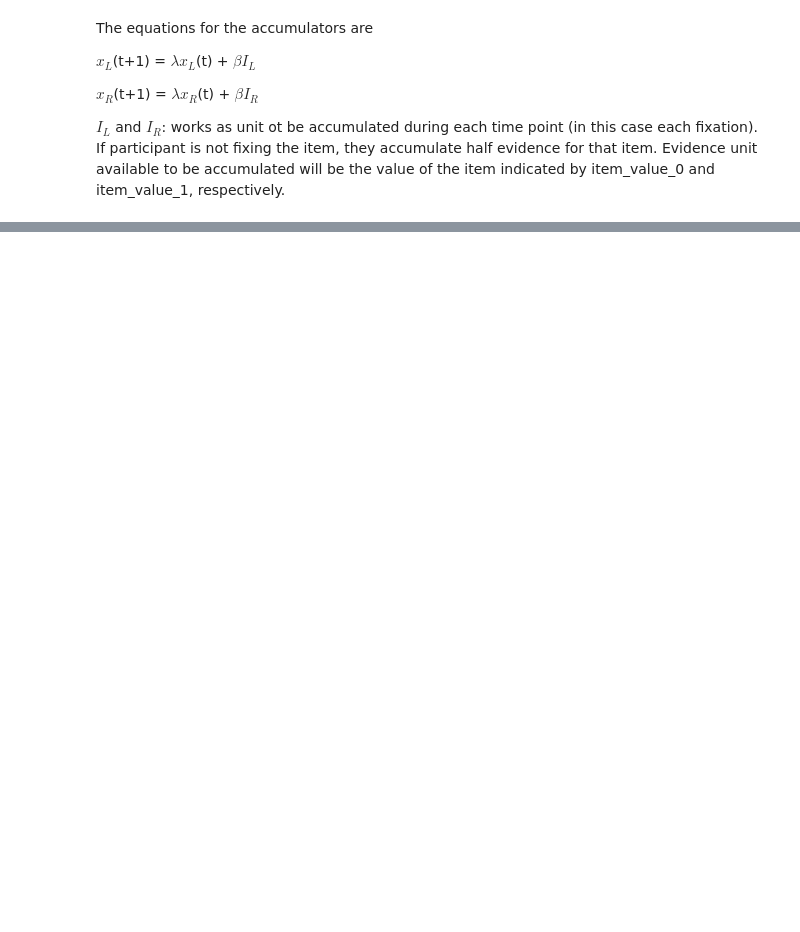
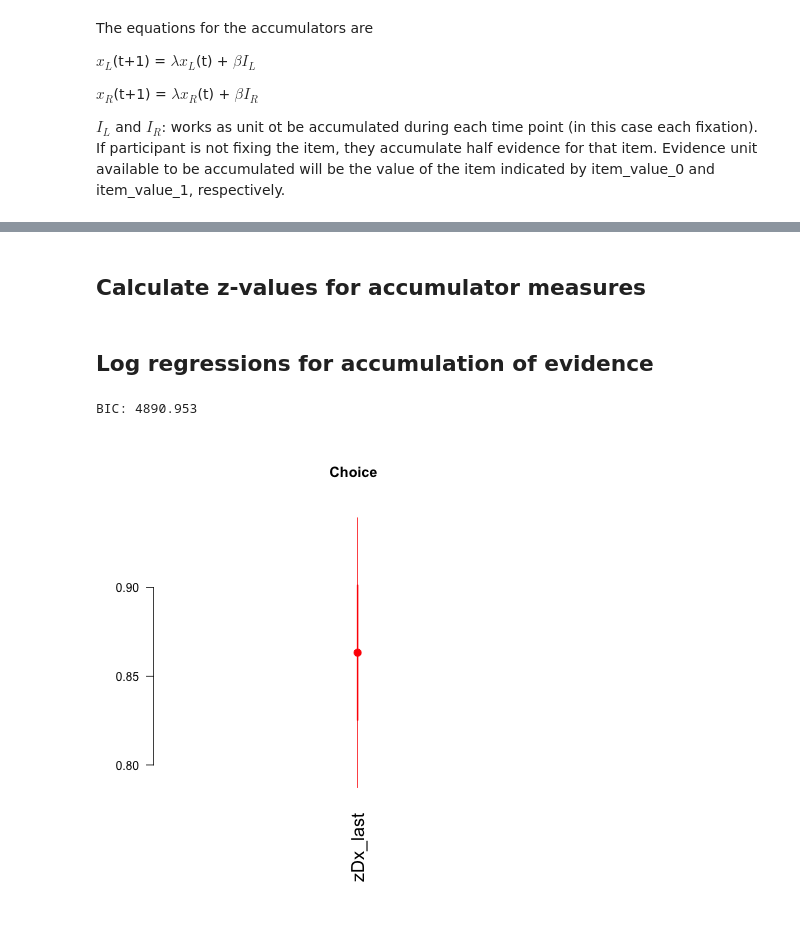
Before and after one commit to pradysepulveda/glamDDM_FF2018, a Jupyter notebook: MariusEnquiry.ipynb, the cells around one changed output, grey strips where cells are left out. Cells and saved outputs as stored; diff of their text form; code cells hidden in the pictures; blank space fills up the shorter version.

Commit message:
Marius Inquiry Regressions finished

```diff
--- a/MariusEnquiry.ipynb
+++ b/MariusEnquiry.ipynb
@@ -537,0 +585,50 @@ SyntaxError: unexpected EOF while parsing (<ipython-input-38-f55ca0492631>, line
+# %%
+# To avoid problem of inexplicable transposition of the columns
+data5.to_csv('data/FF2018_data/Aggregate_Acc_Data_All_Like.csv',index = False)
+data5 = pd.read_csv('data/FF2018_data/Aggregate_Acc_Data_All_Like.csv')
+# %% [markdown]
+## Calculate z-values for accumulator measures
+# %%
+zDx_last=[]
+zAbs_Dx_last=[]
+
+for i in (data5['subject'].unique()):
+    Choicedata = data5.loc[data5['subject'] == i]
+
+    pX_Dx_last = pd.to_numeric(Choicedata["Dx_last"].values)
+    pX_zDx_last = (pX_Dx_last - np.mean(pX_Dx_last))/np.std(pX_Dx_last)
+
+    pX_Abs_Dx_last = pd.to_numeric(Choicedata["Abs_Dx_last"].values)
+    pX_zAbs_Dx_last = (pX_Abs_Dx_last - np.mean(pX_Abs_Dx_last))/np.std(pX_Abs_Dx_last)
+
+    #z_matrix_aux= np.column_stack((pX_zRT,pX_zDAbsEvi,pX_zDR,pX_zDV,pX_zDG))
+
+    for  j in range(len(pX_zAbs_Dx_last)):
+        zDx_last.append(pX_zDx_last[j])
+        zAbs_Dx_last.append(pX_zAbs_Dx_last[j])
+# %%
+data5['zDx_last']=zDx_last
+data5['zAbs_Dx_last']=zAbs_Dx_last
+
+# Let's add the absolute value of some additional measures
+
+data5['z_AbsDA']=abs(data5.z_DA)
+data5['z_AbsDR']=abs(data5.z_DR)
+data5['z_AbsDG']=abs(data5.z_DG)
+data5['z_AbsDR_glam']=abs(data5.z_DR_glam)
+# %%
+%%R -i data5
+d <- data5
+# %% [markdown]
+## Log regressions for accumulation of evidence
+# %%
+%%R
+title_plot = "Choice  "
+ModelChoice_1 <- glm(Choice ~ zDx_last , data= d,family=binomial(link="logit"))
+coefplot(ModelChoice_1,intercept=FALSE,vertical = FALSE,  col.pts="red", cex.var=1.5, cex.pts=2, mar = c(8,4,5,1),main=title_plot)
+#legend("topright",  legend=c("Dislike", "Like"),col=c("red", "blue"), lty=1:1, cex=1)
+BIC6 = BIC(ModelChoice_1)
+cat("BIC:" , BIC6)
+# %% [output]
+BIC: 4890.953
+[figure, added]
```
Also changed, not shown: parts of 66 cells of this notebook, 5 other files.
